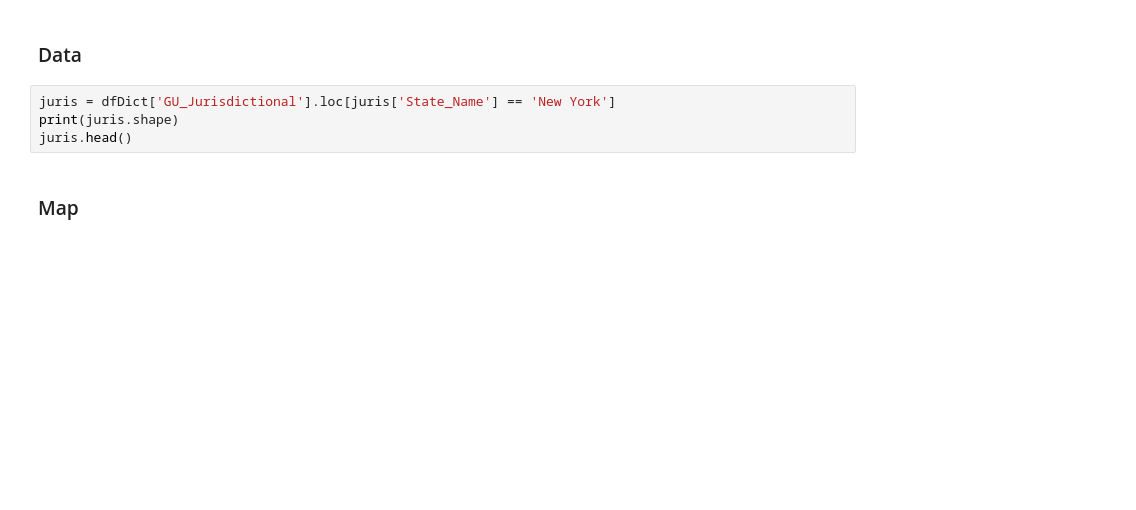
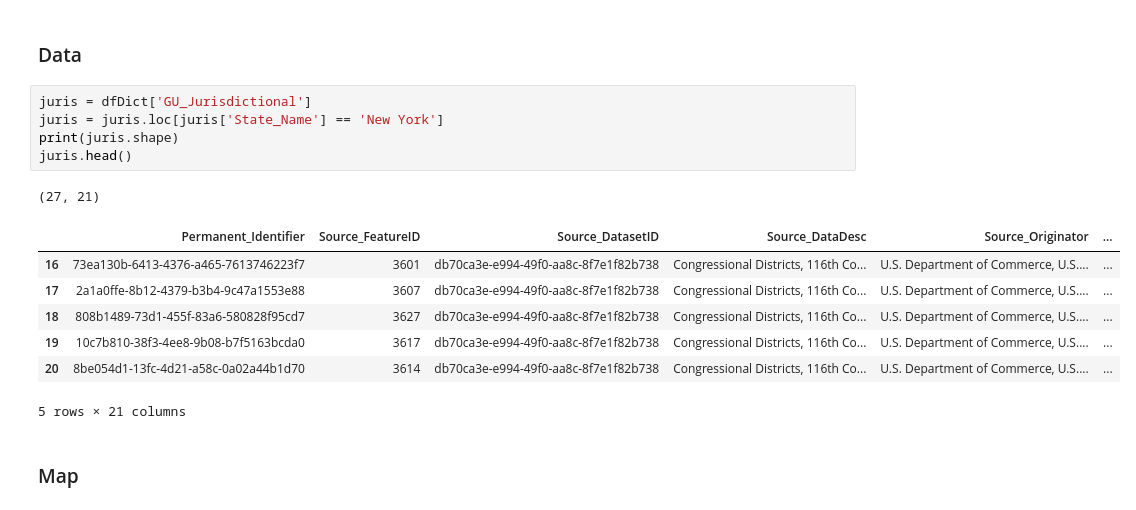
Before and after one commit to giatrakosg/nbd-exploration, a Jupyter notebook: explore.ipynb, the cells around one changed output. Drawn from its saved outputs; the diff is of its cells as text; blank space fills up the shorter version.

```diff
--- a/explore.ipynb
+++ b/explore.ipynb
@@ -167,9 +199,19 @@ native.plot(color='red',figsize=(10,20),zorder=2)
 # %% [markdown]
 ### Data
 # %%
-juris = dfDict['GU_Jurisdictional'].loc[juris['State_Name'] == 'New York']
+juris = dfDict['GU_Jurisdictional']
+juris = juris.loc[juris['State_Name'] == 'New York']
 print(juris.shape)
 juris.head()
+# %% [output]
+(27, 21)
+|  | Permanent_Identifier | Source_FeatureID | Source_DatasetID | Source_DataDesc | Source_Originator | ... |
+| 16 | 73ea130b-6413-4376-a465-7613746223f7 | 3601 | db70ca3e-e994-49f0-aa8c-8f7e1f82b738 | Congressional Districts, 116th Co... | U.S. Department of Commerce, U.S.... | ... |
+| 17 | 2a1a0ffe-8b12-4379-b3b4-9c47a1553e88 | 3607 | db70ca3e-e994-49f0-aa8c-8f7e1f82b738 | Congressional Districts, 116th Co... | U.S. Department of Commerce, U.S.... | ... |
+| 18 | 808b1489-73d1-455f-83a6-580828f95cd7 | 3627 | db70ca3e-e994-49f0-aa8c-8f7e1f82b738 | Congressional Districts, 116th Co... | U.S. Department of Commerce, U.S.... | ... |
+| 19 | 10c7b810-38f3-4ee8-9b08-b7f5163bcda0 | 3617 | db70ca3e-e994-49f0-aa8c-8f7e1f82b738 | Congressional Districts, 116th Co... | U.S. Department of Commerce, U.S.... | ... |
+| 20 | 8be054d1-13fc-4d21-a58c-0a02a44b1d70 | 3614 | db70ca3e-e994-49f0-aa8c-8f7e1f82b738 | Congressional Districts, 116th Co... | U.S. Department of Commerce, U.S.... | ... |
+5 rows × 21 columns
 # %% [markdown]
 ### Map
 # %%
```
Also changed, not shown: parts of 10 cells of this notebook.
